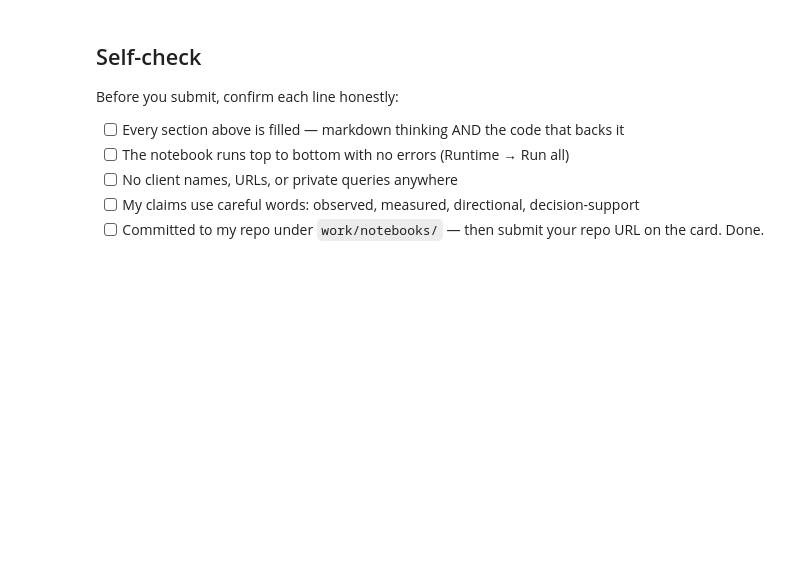
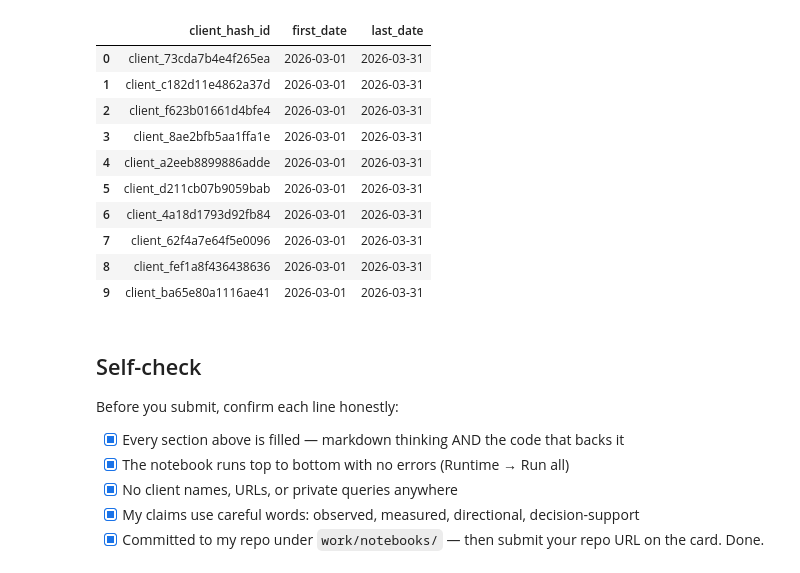
Before and after one commit to tushar-sharma001/Flyrank-Ml-Internship, a Jupyter notebook: work/notebooks/w03_data_contract.ipynb, the cells around one changed output. Drawn from its saved outputs; the diff is of its cells as text; code cells hidden in the pictures; blank space fills up the shorter version.

```diff
--- a/work/notebooks/w03_data_contract.ipynb
+++ b/work/notebooks/w03_data_contract.ipynb
@@ -37,10 +234,31 @@ This skeleton is yours to fill. Work the sections **in order** — each one has
+# %%
+history_depth = con.sql(f"""
+    SELECT client_hash_id, MIN(report_date) AS first_date, MAX(report_date) AS last_date
+    FROM read_parquet('{FACT}')
+    GROUP BY client_hash_id
+    ORDER BY first_date
+    LIMIT 10
+""").df()
+history_depth
+# %% [output]
+|  | client_hash_id | first_date | last_date |
+| 0 | client_73cda7b4e4f265ea | 2026-03-01 | 2026-03-31 |
+| 1 | client_c182d11e4862a37d | 2026-03-01 | 2026-03-31 |
+| 2 | client_f623b01661d4bfe4 | 2026-03-01 | 2026-03-31 |
+| 3 | client_8ae2bfb5aa1ffa1e | 2026-03-01 | 2026-03-31 |
+| 4 | client_a2eeb8899886adde | 2026-03-01 | 2026-03-31 |
+| 5 | client_d211cb07b9059bab | 2026-03-01 | 2026-03-31 |
+| 6 | client_4a18d1793d92fb84 | 2026-03-01 | 2026-03-31 |
+| 7 | client_62f4a7e64f5e0096 | 2026-03-01 | 2026-03-31 |
+| 8 | client_fef1a8f436438636 | 2026-03-01 | 2026-03-31 |
+| 9 | client_ba65e80a1116ae41 | 2026-03-01 | 2026-03-31 |
 # %% [markdown]
 ## Self-check
 
 Before you submit, confirm each line honestly:
 
-- [ ] Every section above is filled — markdown thinking AND the code that backs it
-- [ ] The notebook runs top to bottom with no errors (Runtime → Run all)
-- [ ] No client names, URLs, or private queries anywhere
-- [ ] My claims use careful words: observed, measured, directional, decision-support
-- [ ] Committed to my repo under `work/notebooks/` — then submit your repo URL on the card. Done.
+- [x] Every section above is filled — markdown thinking AND the code that backs it
+- [x] The notebook runs top to bottom with no errors (Runtime → Run all)
+- [x] No client names, URLs, or private queries anywhere
+- [x] My claims use careful words: observed, measured, directional, decision-support
+- [x] Committed to my repo under `work/notebooks/` — then submit your repo URL on the card. Done.
```
Also changed, not shown: parts of 22 cells of this notebook.
